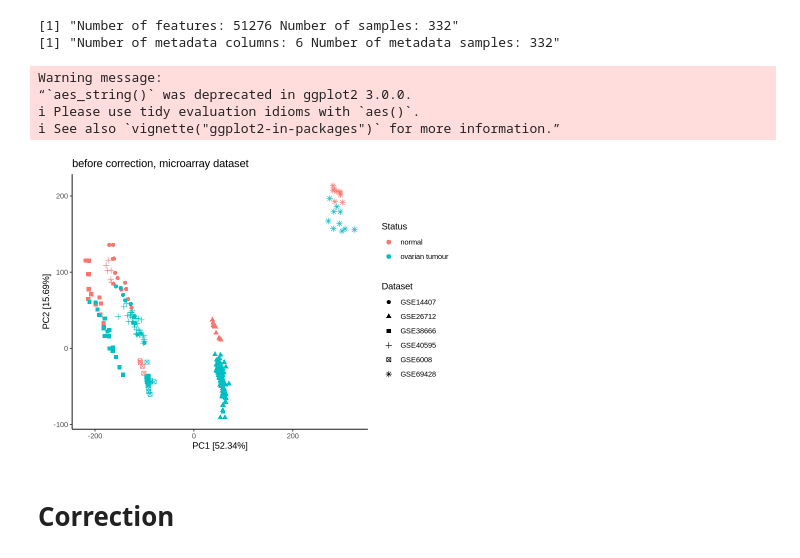
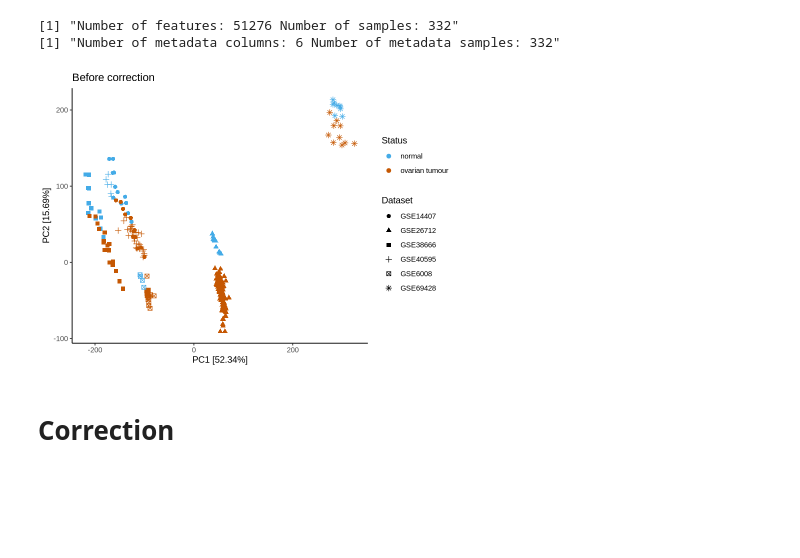
Before and after one commit to Freddsle/fedRBE, a Jupyter notebook: evaluation_data/microarray/04_HarmonizR.ipynb, the cells around one changed output. Saved outputs shown, nothing was run; the diff lists cells and outputs as text; code cells hidden in the pictures; blank space fills up the shorter version.

```diff
--- a/evaluation_data/microarray/04_HarmonizR.ipynb
+++ b/evaluation_data/microarray/04_HarmonizR.ipynb
@@ -55,18 +44,14 @@ all_metadata$Sample_geo_ID <- rownames(all_metadata)
 # %%
 before_correction_pca <- pca_plot(
     na.omit(all_expression), all_metadata,
-    "before correction, microarray dataset",
+    "Before correction",
     col_col="Status", shape_col="Dataset",
-    quantitative_col_name = 'Sample_geo_ID')
+    quantitative_col_name = 'Sample_geo_ID', cbPalette=c("#44abe7", "#c55702"))
 
 options(repr.plot.width=7, repr.plot.height=5)
 before_correction_pca
 # %% [output]
-Warning message:
-“`aes_string()` was deprecated in ggplot2 3.0.0.
-ℹ Please use tidy evaluation idioms with `aes()`.
-ℹ See also `vignette("ggplot2-in-packages")` for more information.”
-[figure, old version]
+[figure, new version]
 # %% [markdown]
 # Correction
 # %%
```
Also changed, not shown: parts of 12 cells of this notebook, 4 other files.
